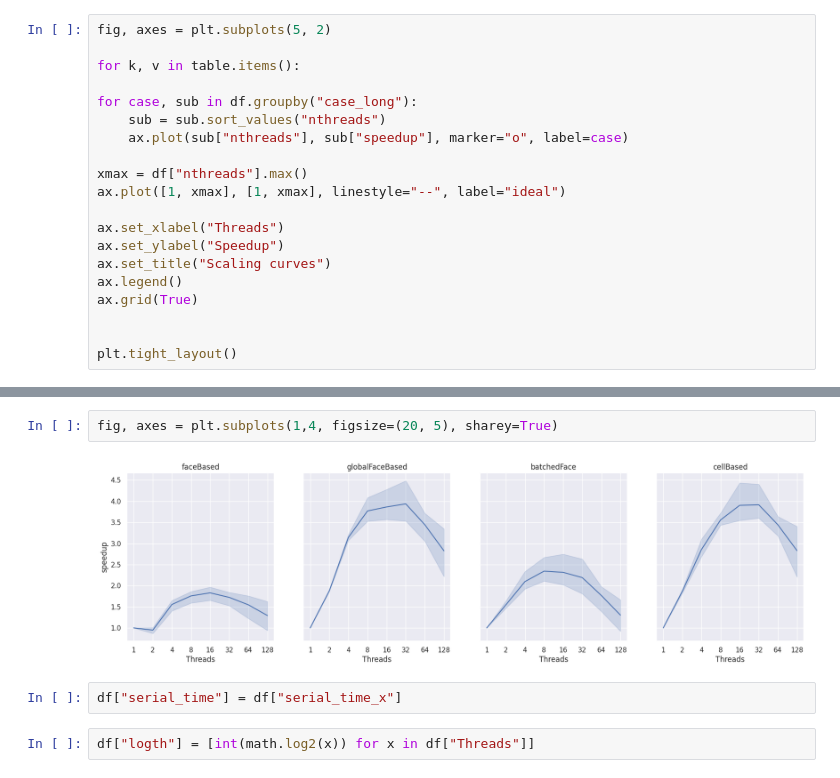
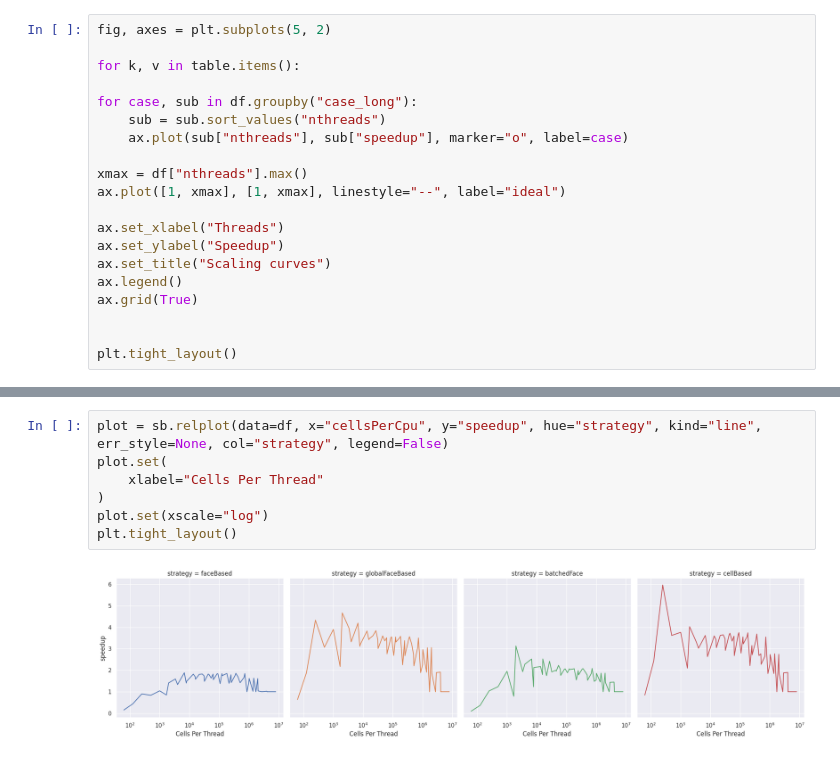
Before and after one commit to lupeterm/FVM-Prototyping, a Jupyter notebook: scaling.ipynb, the cells around one changed output, grey strips where cells are left out. Drawn from its saved outputs; the diff is of its cells as text.

```diff
--- a/scaling.ipynb
+++ b/scaling.ipynb
@@ -153,8 +161,9 @@ plt.savefig("figures/cpu_scaling.svg")
-# %%
-fig, axes = plt.subplots(1,4, figsize=(20, 5), sharey=True)
-# %% [output]
-[figure, removed]
-# %%
-df["serial_time"] = df["serial_time_x"]
-# %%
-df["logth"] = [int(math.log2(x)) for x in df["Threads"]]
+# %%
+plot = sb.relplot(data=df, x="cellsPerCpu", y="speedup", hue="strategy", kind="line", err_style=None, col="strategy", legend=False)
+plot.set(
+    xlabel="Cells Per Thread"
+)
+plot.set(xscale="log")
+plt.tight_layout()
+# %% [output]
+[figure, added]
```
Also changed, not shown: parts of 10 cells of this notebook.
